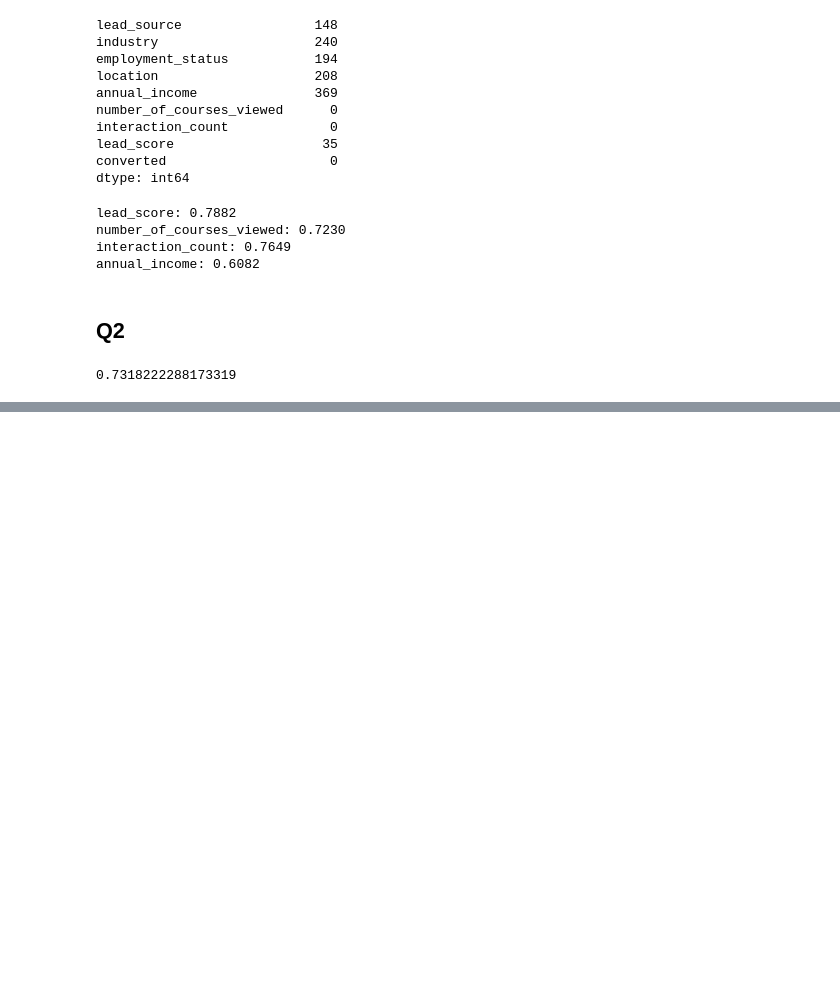
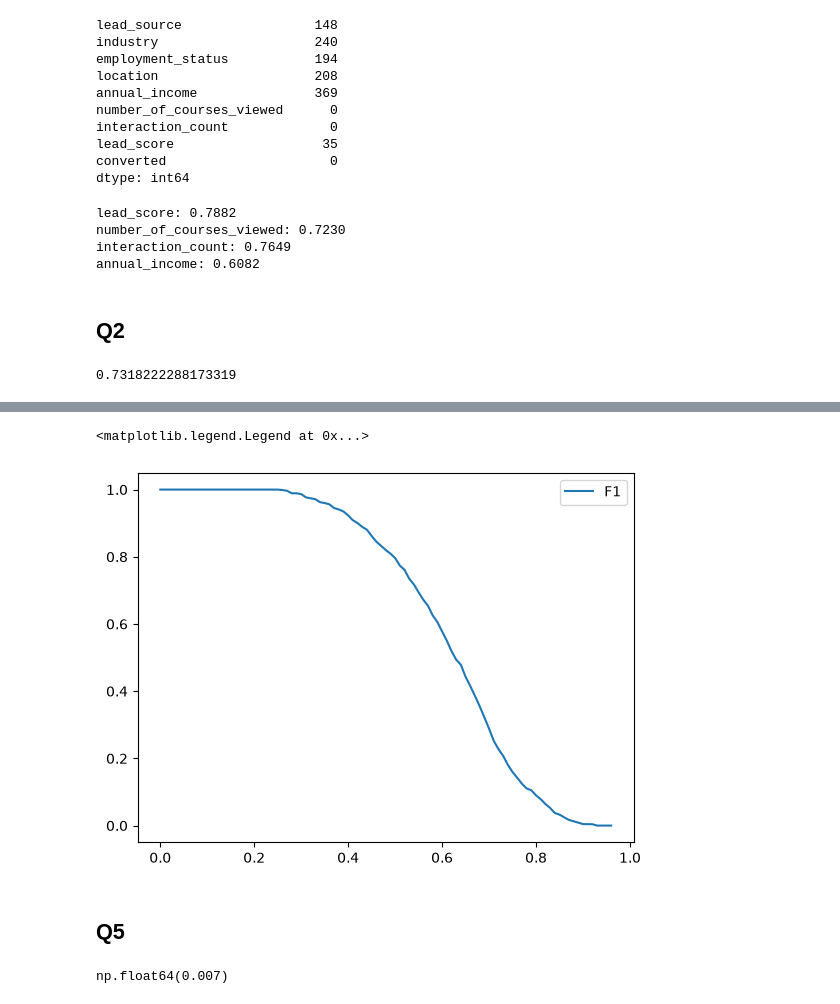
Before and after one commit to dazeltada/learn-mlzoomcamp, a Jupyter notebook: 04-evaluation/hw4.ipynb, the cells around one changed output, grey strips where cells are left out. Saved outputs shown, nothing was run; the diff lists cells and outputs as text; code cells hidden in the pictures; blank space fills up the shorter version.

```diff
--- a/04-evaluation/hw4.ipynb
+++ b/04-evaluation/hw4.ipynb
@@ -84,0 +123,11 @@ roc_auc_score(y_val,y_pred)
+# %%
+df_scores['f1'] = 2 * (df_scores.fpr * df_scores.tpr) / (df_scores.fpr + df_scores.tpr)
+# %%
+plt.plot(df_scores.threshold, df_scores['f1'], label='F1')
+# plt.plot(df_scores.threshold, df_scores['fpr'], label='FPR')
+plt.legend()
+# %% [output]
+<matplotlib.legend.Legend at 0x...>
+[figure, added]
+# %% [markdown]
+## Q5
@@ -84,0 +157,18 @@ roc_auc_score(y_val,y_pred)
+# %%
+scores = []
+for train_idx, val_idx in kfold.split(df_full_train):
+        df_train = df_full_train.iloc[train_idx]
+        df_val = df_full_train.iloc[val_idx]
+
+        y_train = df_train.converted.values
+        y_val = df_val.converted.values
+
+        dv, model = train(df_train, y_train, C=1)
+        y_pred = predict(df_val, dv, model)
+
+        auc = roc_auc_score(y_val, y_pred)
+        scores.append(auc)
+
+round(np.std(scores),3)
+# %% [output]
+np.float64(0.007)
```
Also changed, not shown: parts of 9 cells of this notebook.
